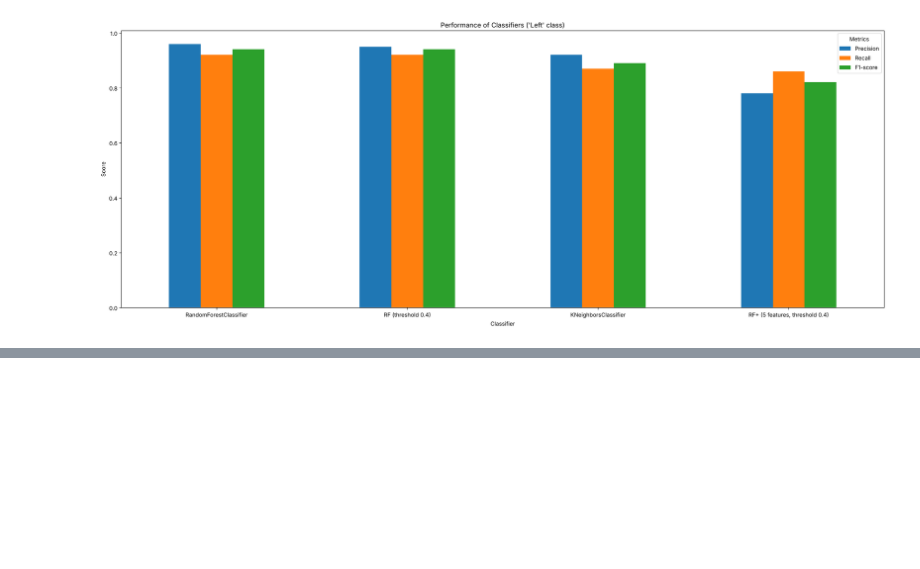
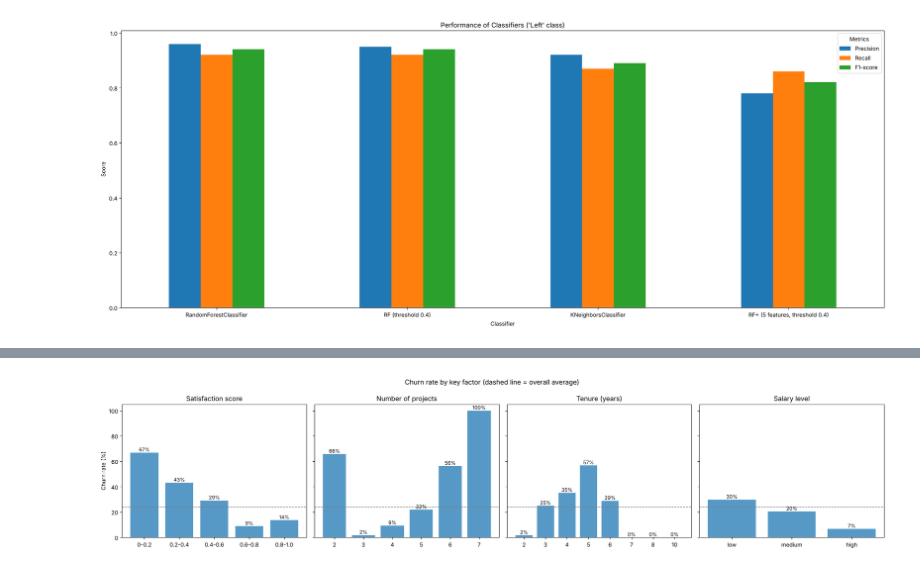
Before and after one commit to Tran-Gia-Huy/Huy_portfolio.github.io, a Jupyter notebook: docs/Employy Churn.ipynb, the cells around one changed output, grey strips where cells are left out. Cells and saved outputs as stored; diff of their text form; code cells hidden in the pictures; blank space fills up the shorter version.

```diff
--- a/docs/Employy Churn.ipynb
+++ b/docs/Employy Churn.ipynb
@@ -514,0 +518,19 @@ plt.tight_layout()
+# %%
+drivers = cleaning.copy()
+drivers['left'] = (drivers['status'] == 'Left').astype(int)
+print(f"Overall churn rate: {drivers['left'].mean():.1%}\n")
+
+def churn_by(col, bins=None, labels=None):
+    key = pd.cut(drivers[col], bins=bins, labels=labels) if bins is not None else drivers[col]
+    t = drivers.groupby(key, observed=True)['left'].agg(['mean', 'size'])
+    t.columns = ['Churn rate', 'Employees']
+    t['Churn rate'] = (t['Churn rate'] * 100).round(1)
+    return t
+
+sat = churn_by('satisfaction', [0, .2, .4, .6, .8, 1.0], ['0-0.2', '0.2-0.4', '0.4-0.6', '0.6-0.8', '0.8-1.0'])
+proj = churn_by('n_projects')
+ten = churn_by('tenure')
+sal = churn_by('salary').reindex(['low', 'medium', 'high'])
+comp = churn_by('filed_complaint').rename(index={0.0: 'No complaint', 1.0: 'Filed complaint'})
+for title, t in [('Satisfaction', sat), ('Number of projects', proj), ('Tenure (years)', ten), ('Salary', sal), ('Filed complaint', comp)]:
+    print(title); print(t.to_string()); print()
@@ -514,0 +555,15 @@ plt.tight_layout()
+# %%
+fig, axs = plt.subplots(1, 4, figsize=(20, 4.5), sharey=True)
+for ax, (title, t) in zip(axs, [('Satisfaction score', sat), ('Number of projects', proj),
+                               ('Tenure (years)', ten), ('Salary level', sal)]):
+    labels = [str(int(i)) if isinstance(i, float) else str(i) for i in t.index]
+    bars = ax.bar(labels, t['Churn rate'], color='#5799c6')
+    ax.bar_label(bars, fmt='%.0f%%', fontsize=9)
+    ax.set_title(title)
+    ax.axhline(drivers['left'].mean() * 100, color='grey', linestyle='--', linewidth=1)
+axs[0].set_ylabel('Churn rate (%)')
+fig.suptitle('Churn rate by key factor (dashed line = overall average)')
+plt.tight_layout()
+plt.show()
+# %% [output]
+[figure, added]
```
Also changed, not shown: parts of 11 cells of this notebook, 2 other files.
